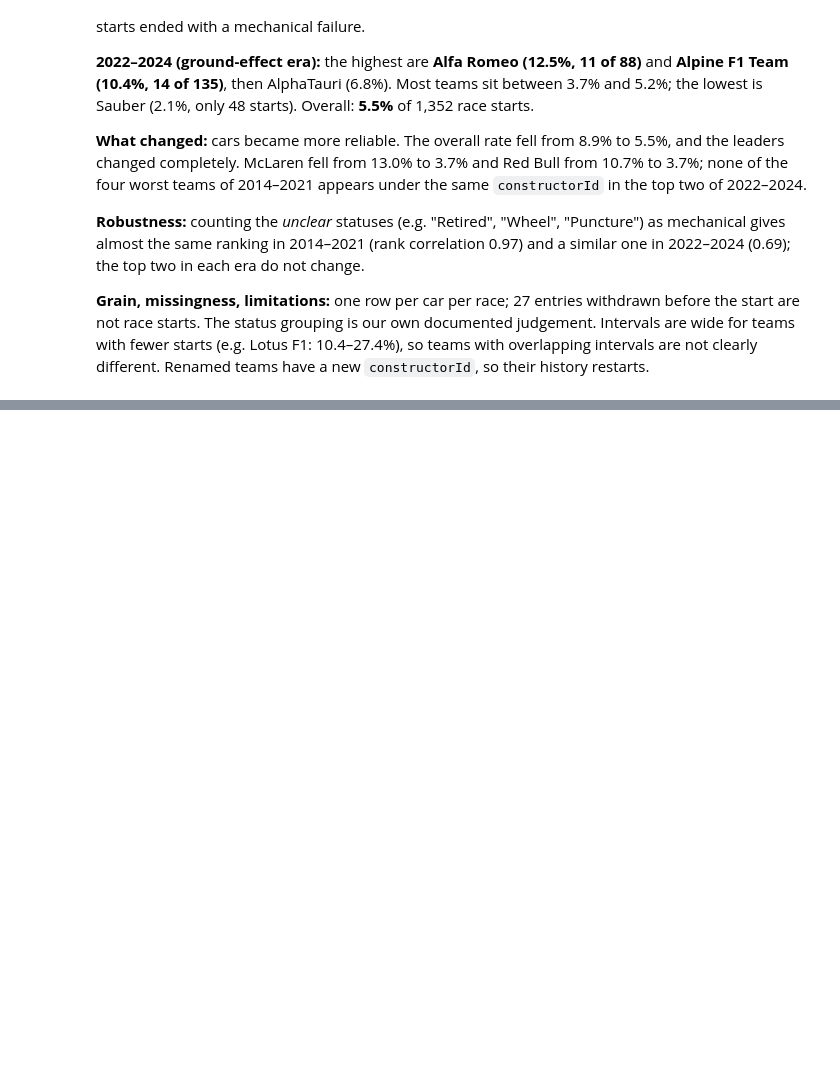
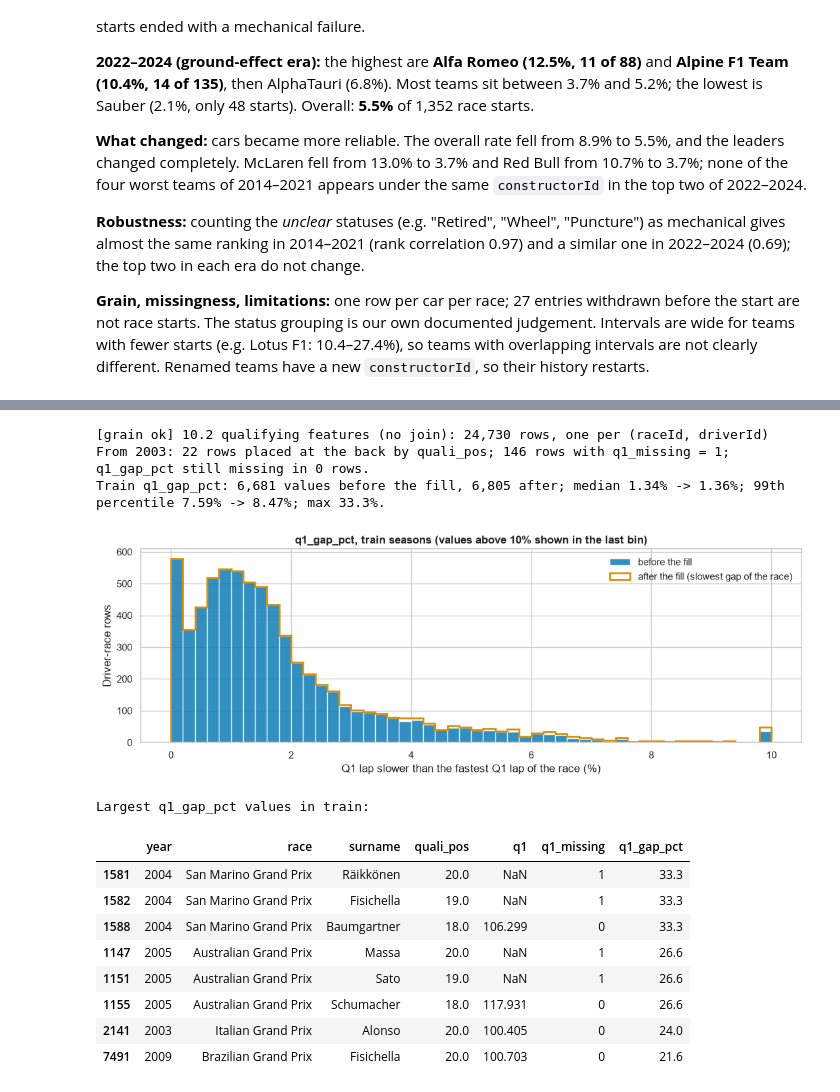
Before and after one commit to OmarOsama55/ACL_F1, a Jupyter notebook: notebooks/01_data_cleaning_audit.ipynb, the cells around one changed output, grey strips where cells are left out. Drawn from its saved outputs; the diff is of its cells as text; code cells hidden in the pictures; blank space fills up the shorter version.

```diff
--- a/notebooks/01_data_cleaning_audit.ipynb
+++ b/notebooks/01_data_cleaning_audit.ipynb
@@ -3110,0 +3287,60 @@ plt.show()
+# %%
+# ── 10.2 Qualifying · ACT + VERIFY: build the 5 features, look at q1_gap_pct before and after the fill ─
+fe["n_cars"] = fe.groupby("raceId")["driverId"].transform("size")          # cars in this race (known pre-race)
+fe["quali_pos_raw"] = fe["quali_pos"]
+fe["has_qualifying"] = fe["quali_pos_raw"].notna().astype(int)
+fe["quali_pos"] = fe["quali_pos_raw"].fillna(fe["n_cars"]).astype(float)   # no qualifying row -> back of the field
+fe["quali_top10"] = (fe["quali_pos"] <= 10).astype(int)
+
+fastest_q1 = fe.groupby("raceId")["q1"].transform("min")
+gap_raw = 100 * (fe["q1"] - fastest_q1) / fastest_q1                         # % slower than the fastest Q1 lap
+fe["q1_missing"] = fe["q1"].isna().astype(int)
+fe["q1_gap_pct"] = gap_raw.fillna(gap_raw.groupby(fe["raceId"]).transform("max"))  # no Q1 time -> slowest gap
+HELPER_COLS += ["n_cars", "quali_pos_raw"]
+FEATURE_COLS += ["quali_pos", "quali_top10", "q1_gap_pct", "q1_missing", "has_qualifying"]
+check_grain(fe, "10.2 qualifying features (no join)")
+
+# VERIFY 1: the fills did what they should, in the rows the model will use (2003 on).
+modelled = fe[fe["year"] >= 2003]
+print(f"From 2003: {int((modelled['has_qualifying'] == 0).sum())} rows placed at the back by quali_pos; "
+      f"{int(modelled['q1_missing'].sum())} rows with q1_missing = 1; q1_gap_pct still missing in "
+      f"{int(modelled['q1_gap_pct'].isna().sum())} rows.")
+assert modelled[["quali_pos", "q1_gap_pct"]].notna().all().all(), "a qualifying feature is still missing from 2003"
+assert (fe.loc[fe["has_qualifying"] == 0, "quali_pos"] == fe.loc[fe["has_qualifying"] == 0, "n_cars"]).all()
+
+# VERIFY 2: distribution of q1_gap_pct before and after the fill (train seasons only), and the largest values.
+tr = fe[fe["split"].eq("train") & ~fe["exclude_from_model"]]
+before, after = gap_raw[tr.index].dropna(), tr["q1_gap_pct"]
+print(f"Train q1_gap_pct: {len(before):,} values before the fill, {after.notna().sum():,} after; "
+      f"median {before.median():.2f}% -> {after.median():.2f}%; "
+      f"99th percentile {before.quantile(0.99):.2f}% -> {after.quantile(0.99):.2f}%; max {after.max():.1f}%.")
+fig, ax = plt.subplots(figsize=(11, 4))
+bins = np.linspace(0, 10, 51)
+ax.hist(before.clip(upper=10), bins=bins, color=sns.color_palette("colorblind")[0], alpha=0.8, label="before the fill")
+ax.hist(after.clip(upper=10), bins=bins, histtype="step", linewidth=2, color=sns.color_palette("colorblind")[1],
+        label="after the fill (slowest gap of the race)")
+ax.set(title="q1_gap_pct, train seasons (values above 10% shown in the last bin)",
+       xlabel="Q1 lap slower than the fastest Q1 lap of the race (%)", ylabel="Driver-race rows")
+ax.legend(frameon=False)
+plt.tight_layout()
+plt.show()
+
+largest = (tr.nlargest(8, "q1_gap_pct")[["year", "race", "surname", "quali_pos", "q1", "q1_missing", "q1_gap_pct"]]
+           .round({"q1": 3, "q1_gap_pct": 1}))
+print("Largest q1_gap_pct values in train:")
+display(largest)
+# %% [output]
+[grain ok] 10.2 qualifying features (no join): 24,730 rows, one per (raceId, driverId)
+From 2003: 22 rows placed at the back by quali_pos; 146 rows with q1_missing = 1; q1_gap_pct still missing in 0 rows.
+Train q1_gap_pct: 6,681 values before the fill, 6,805 after; median 1.34% -> 1.36%; 99th percentile 7.59% -> 8.47%; max 33.3%.
+[figure, added]
+Largest q1_gap_pct values in train:
+|  | year | race | surname | quali_pos | q1 | q1_missing | q1_gap_pct |
+| 1581 | 2004 | San Marino Grand Prix | Räikkönen | 20.0 | NaN | 1 | 33.3 |
+| 1582 | 2004 | San Marino Grand Prix | Fisichella | 19.0 | NaN | 1 | 33.3 |
+| 1588 | 2004 | San Marino Grand Prix | Baumgartner | 18.0 | 106.299 | 0 | 33.3 |
+| 1147 | 2005 | Australian Grand Prix | Massa | 20.0 | NaN | 1 | 26.6 |
+| 1151 | 2005 | Australian Grand Prix | Sato | 19.0 | NaN | 1 | 26.6 |
+| 1155 | 2005 | Australian Grand Prix | Schumacher | 18.0 | 117.931 | 0 | 26.6 |
+| 2141 | 2003 | Italian Grand Prix | Alonso | 20.0 | 100.405 | 0 | 24.0 |
+| 7491 | 2009 | Brazilian Grand Prix | Fisichella | 20.0 | 100.703 | 0 | 21.6 |
```
Also changed, not shown: parts of 118 cells of this notebook.
